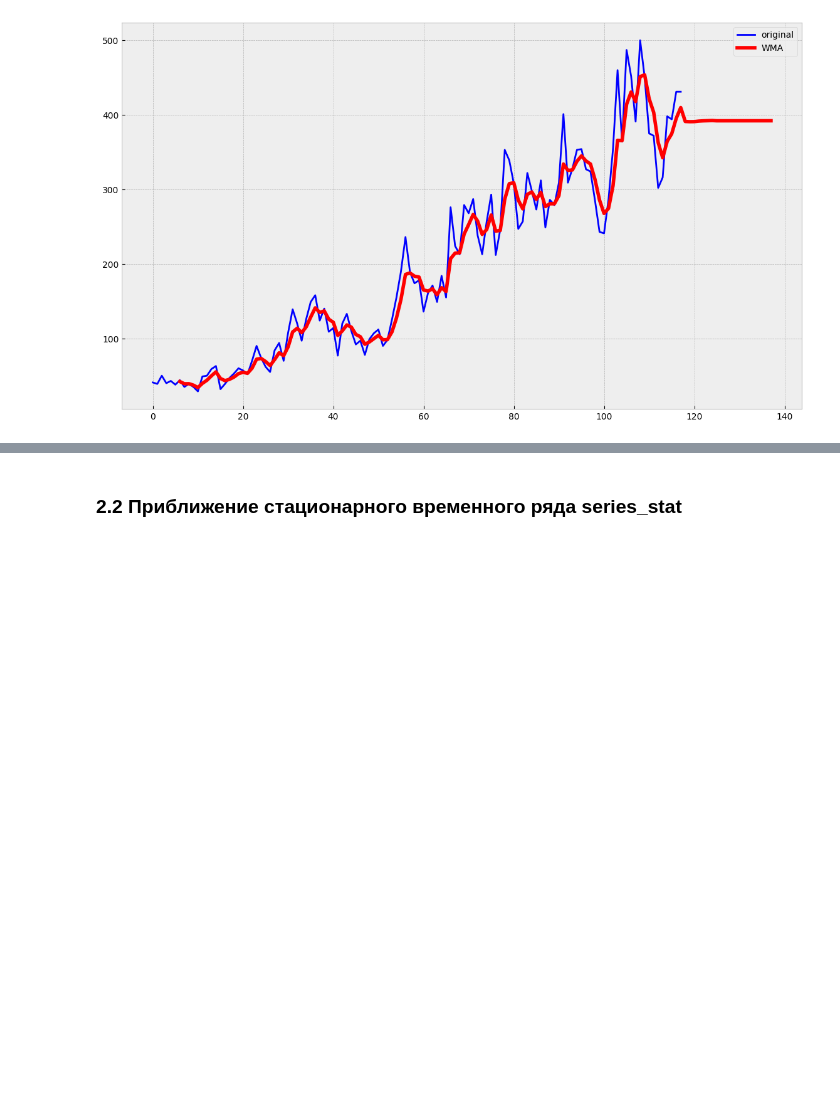
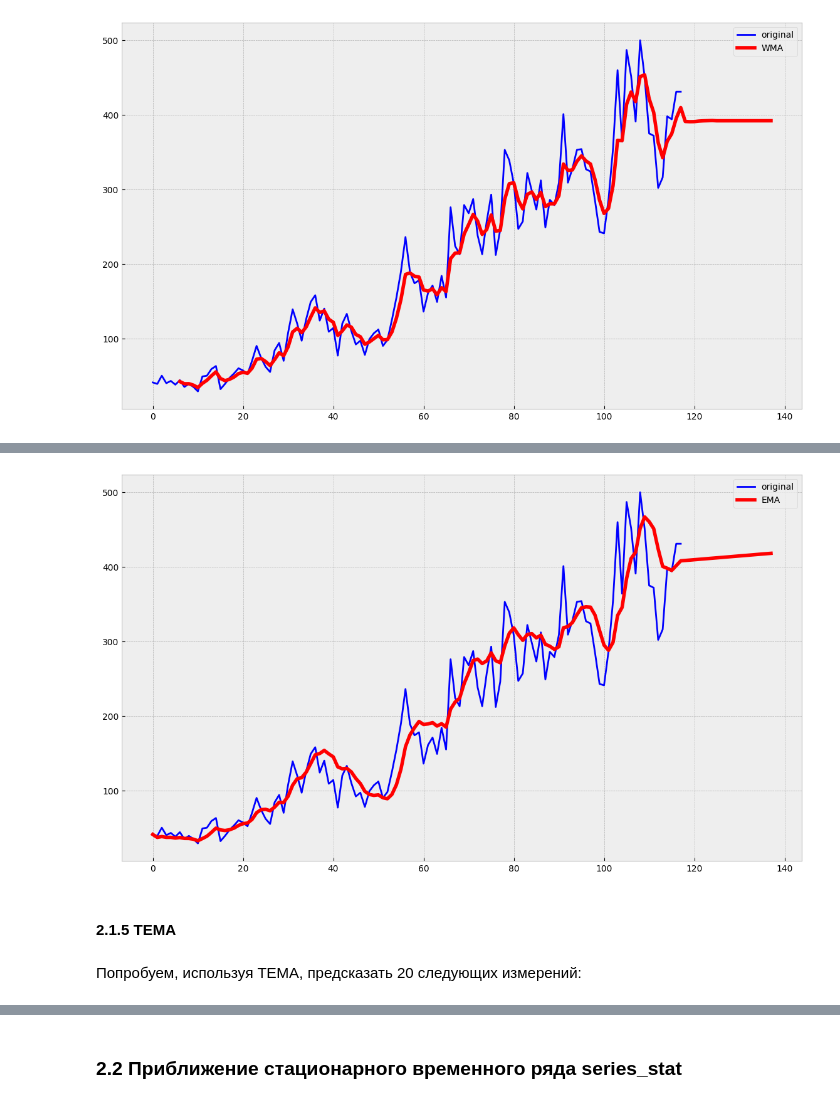
Before and after one commit to BalshowAndrew/time_series, a Jupyter notebook: ts_studying/02_hw_time_series.ipynb, the cells around one changed output, grey strips where cells are left out. Saved outputs shown, nothing was run; the diff lists cells and outputs as text; code cells hidden in the pictures; blank space fills up the shorter version.

```diff
--- a/ts_studying/02_hw_time_series.ipynb
+++ b/ts_studying/02_hw_time_series.ipynb
@@ -195,0 +234,29 @@ with plt.style.context('bmh'):
+# %%
+def dema_predict(series, alpha, beta, n_preds):
+    result = [series[0]]
+    level, trend = series[0], series[1] - series[0]
+    for n in range(1, len(series)):
+        value = series[n]
+        last_level, level = level, alpha*value + (1-alpha)*(level+trend)
+        trend = beta*(level-last_level) + (1-beta)*trend
+        result.append(level+trend)
+    preds = result
+    for _ in range(n_preds):
+        value = preds[-1]
+        last_level, level = level, alpha*value + (1-alpha)*(level+trend)
+        trend = beta*(level-last_level) + (1-beta)*trend
+        preds.append(level+trend)
+    return pd.Series(preds)
+# %%
+dema_pred = dema_predict(series, 0.2, 0.2, 20)
+with plt.style.context('bmh'):
+    plt.figure(figsize=(14, 8))
+    plt.plot(series, color='blue',label='original')
+    plt.plot(dema_pred, color='red', linewidth='4', label='EMA')
+    plt.legend()
+# %% [output]
+[figure, added]
+# %% [markdown]
+#### 2.1.5 TEMA
+# %% [markdown]
+Попробуем, используя TEMA, предсказать 20 следующих измерений:
```
Also changed, not shown: parts of 50 cells of this notebook, 1 other file.
